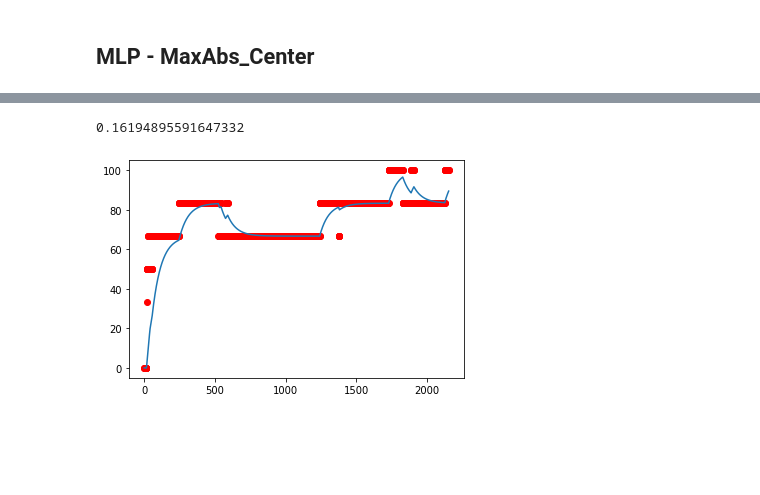
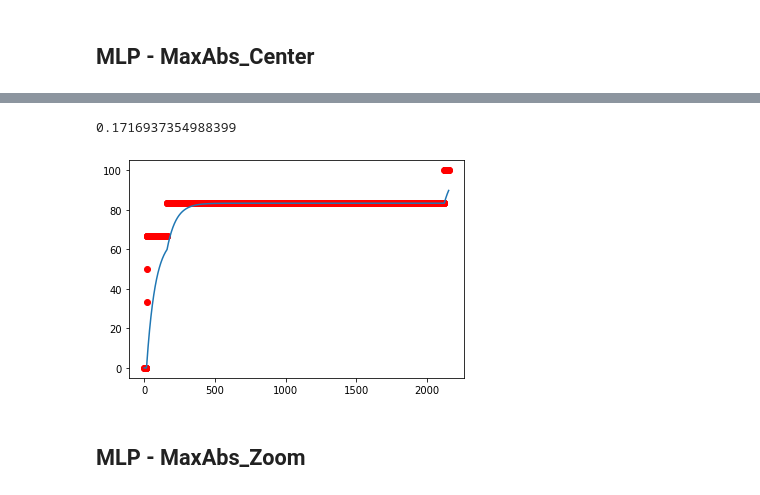
Before and after one commit to LeandroMoura3/neoprog, a Jupyter notebook: weibull_sfam.ipynb, the cells around one changed output, grey strips where cells are left out. Drawn from its saved outputs; the diff is of its cells as text; code cells hidden in the pictures; blank space fills up the shorter version.

```diff
--- a/weibull_sfam.ipynb
+++ b/weibull_sfam.ipynb
@@ -405,0 +399,14 @@ for i in range(len(scalers)):
+# %%
+for scaler_key in scalers:
+    for key in datas:
+        datasets['train'][key][scaler_key + '_Zoom'] = {}
+        datasets['train'][key][scaler_key + '_Zoom']['data'] = clip(datasets['train'][key][scaler_key]['data'], init = 0.5 if key == 'rmsee' else 0.05, end = 1.0 if key == 'rmsee' else 0.3)
+        datasets['train'][key]['ufrf'][scaler_key + '_Zoom'] = {}
+        datasets['train'][key]['ufrf'][scaler_key + '_Zoom']['data'] = clip(datasets['train'][key]['ufrf'][scaler_key]['data'], init = 0.5 if key == 'rmsee' else 0.05, end = 1.0 if key == 'rmsee' else 0.3)
+
+fig, axs = plt.subplots(4, 3, figsize=((16, 16)))
+for i in range(len(datas)):
+    for j in range(len(scalers)):
+        axs[j][i].plot(datasets['train'][datas[i]][scalers[j] + '_Zoom']['data'])
+        axs[j][i].plot(datasets['train'][datas[i]]['ufrf'][scalers[j] + '_Zoom']['data'])
+        axs[j][i].set_title(scalers[j] + ' zoom ' + datas[i])
@@ -451,14 +464,14 @@ for i in range(len(datas)):
 # %%
 for scaler_key in scalers:
     for key in datas:
-        datasets['test'][key][scaler_key + '_Cliped_04'] = {}
-        datasets['test'][key][scaler_key + '_Cliped_04']['data'] = clip(datasets['test'][key][scaler_key]['data'], init = 0.5 if key == 'rmsee' else 0.05, end = 1.0 if key == 'rmsee' else 0.3)
+        datasets['test'][key][scaler_key + '_Zoom'] = {}
+        datasets['test'][key][scaler_key + '_Zoom']['data'] = clip(datasets['test'][key][scaler_key]['data'], init = 0.5 if key == 'rmsee' else 0.05, end = 1.0 if key == 'rmsee' else 0.3)
 
 fig, axs = plt.subplots(4, 3, figsize=((16, 16)))
 for i in range(len(datas)):
     for j in range(len(scalers)):
-        axs[j][i].plot(datasets['test'][datas[i]][scalers[j] + '_Cliped_04']['data'])
-        axs[j][i].set_title(scalers[j] + ' cliped ' + datas[i])
+        axs[j][i].plot(datasets['test'][datas[i]][scalers[j] + '_Zoom']['data'])
+        axs[j][i].set_title(scalers[j] + ' zoom ' + datas[i])
 # %% [output]
 [figure]
 # %% [markdown]
@@ -589,7 +606,7 @@ for i in range(len(datas)):
 # %%
 sfam = {}
 # %%
-sfam['MaxAbs'] = SFAM(alpha = 4.6715861565370895e-14, rho = 3.4726756552458553e-10, beta = 4.688230591139349e-17, uncommited_value = 0.9739101209573398)
+sfam['MaxAbs'] = SFAM(alpha = 2.617325177043259e-06, rho = 7.679082091677435e-12, beta = 0.035495950650972226, uncommited_value = 0.6868487573343112)
 
 sfam['MaxAbs'].train_nasa(lambda x: datasets['train'][x]['ufrf']['MaxAbs_Cliped']['data'], 392)
 sfam['MaxAbs'].predict_nasa(lambda x: datasets['train'][x]['MaxAbs']['data'], 392)
@@ -783,0 +812,6 @@ mlp['MaxAbs_Center'].score(x_test, y_test)
+# %%
+sfam['MaxAbs_Zoom'] = SFAM(alpha = 1.1661840026962726, rho = 2.7052884043004445e-05, beta = 0.8725909192315182, uncommited_value = 0.8909178357025973)
+
+sfam['MaxAbs_Zoom'].train_nasa(lambda x: datasets['train'][x]['ufrf']['MaxAbs_Zoom']['data'], 392)
+sfam['MaxAbs_Zoom'].predict_nasa(lambda x: datasets['train'][x]['MaxAbs_Zoom']['data'], 392)
+sfam['MaxAbs_Zoom'].prune()
@@ -784,5 +820,7 @@ mlp['MaxAbs_Center'].score(x_test, y_test)
 # %%
-sfam['MaxAbs'].predict_nasa(lambda x: datasets['test2'][x]['MaxAbs']['data'])
+sfam['MaxAbs_Zoom'].predict_nasa(lambda x: datasets['test'][x]['MaxAbs_Zoom']['data'])
 # %% [output]
-0.16194895591647332
+0.1716937354988399
-[figure, old version]
+[figure, new version]
+# %% [markdown]
+## MLP - MaxAbs_Zoom
```
Also changed, not shown: parts of 55 cells of this notebook, 9 other files.
